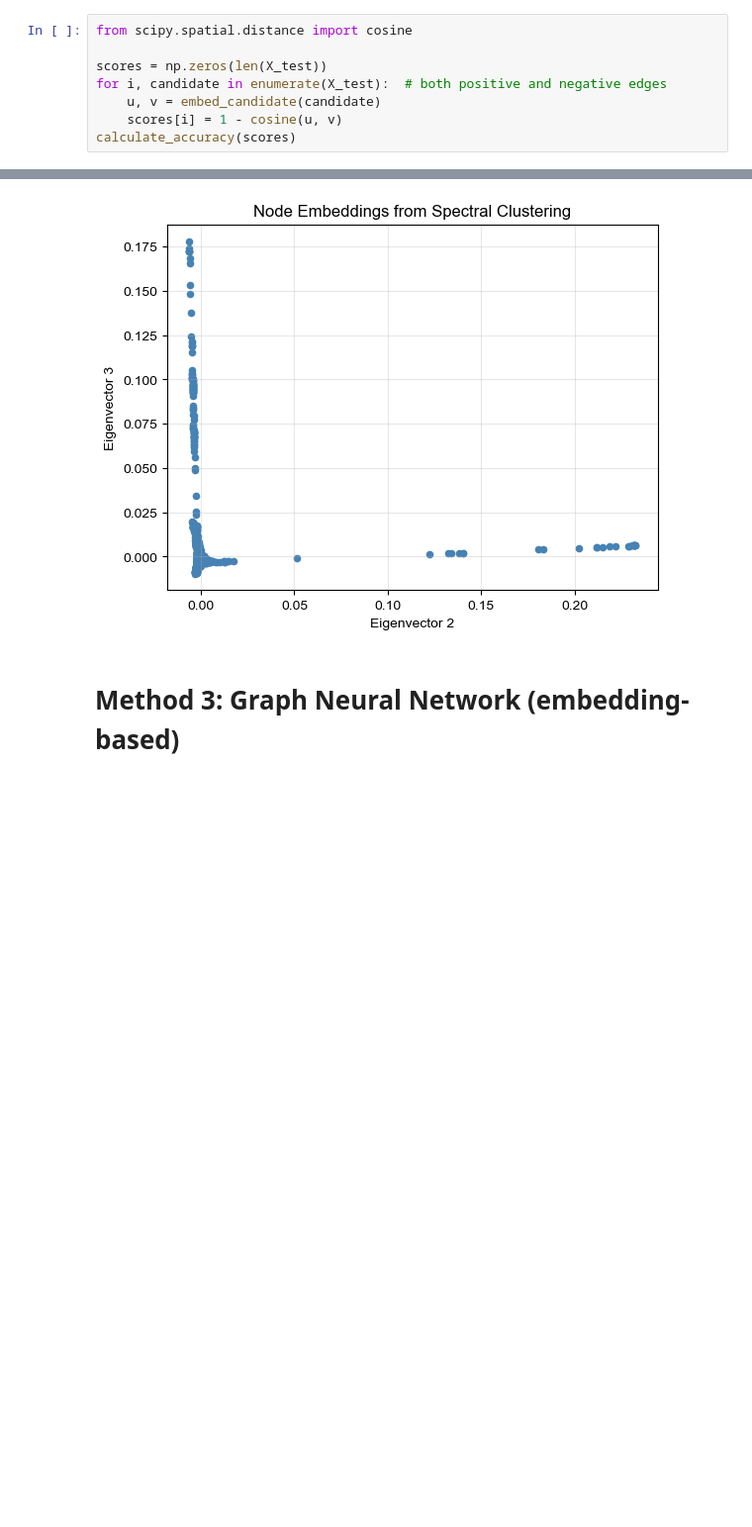
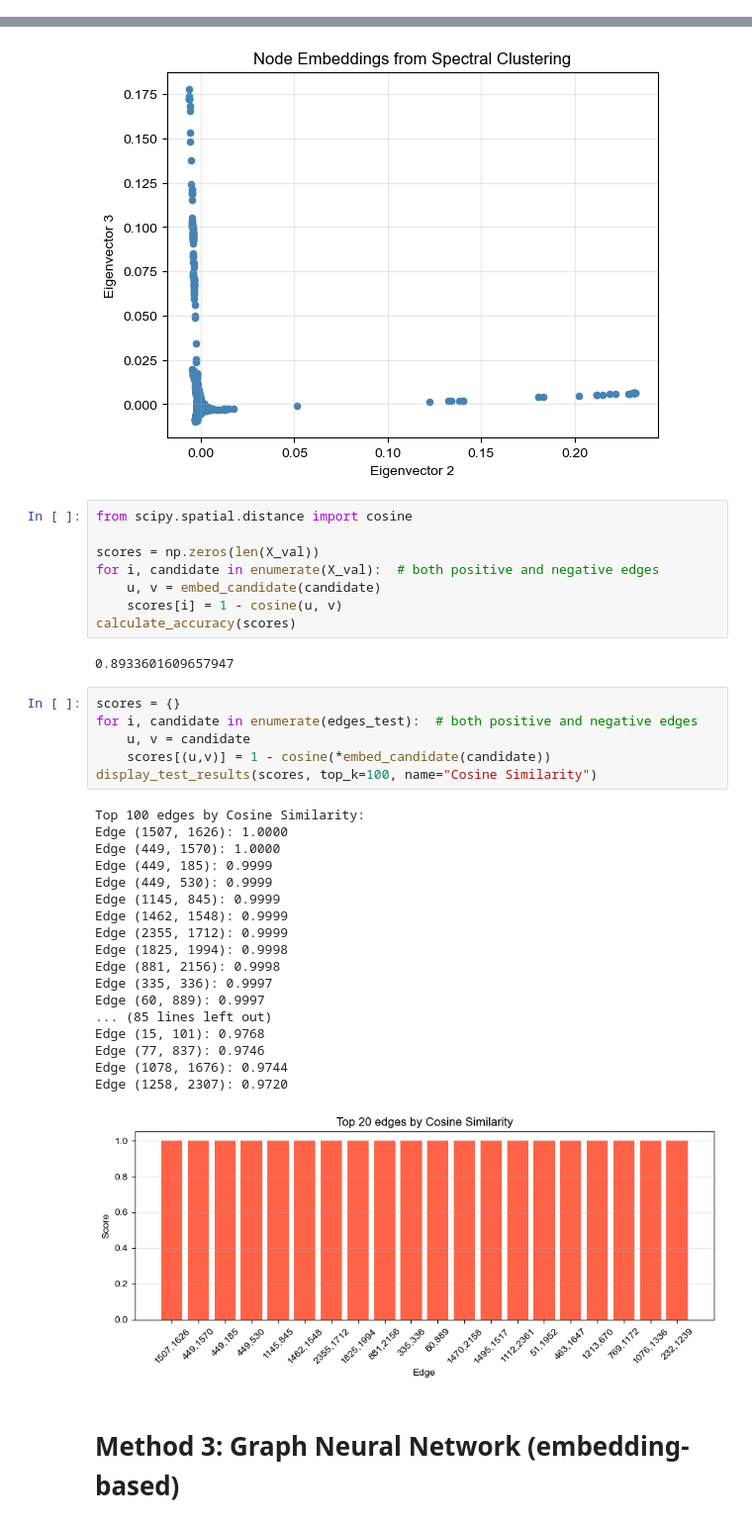
Before and after one commit to BalducciFrancesco/INFS7450-Social-Media-Analytics, a Jupyter notebook: p2_link_prediction/project.ipynb, the cells around one changed output, grey strips where cells are left out. Shown at 99% size. Cells and saved outputs as stored; diff of their text form; blank space fills up the shorter version.

```diff
--- a/p2_link_prediction/project.ipynb
+++ b/p2_link_prediction/project.ipynb
@@ -375,11 +309,3 @@ M = vecs[:, 1:]  # skipping trivial first eigenvector
 
 # lookup required: M rows are ordered like g_full.nodes() so not in node ID order
 embed_candidate = lambda candidate: (M[node_to_row[candidate[0]]], M[node_to_row[candidate[1]]])
-# %%
-from scipy.spatial.distance import cosine
-
-scores = np.zeros(len(X_test))
-for i, candidate in enumerate(X_test):  # both positive and negative edges
-    u, v = embed_candidate(candidate)
-    scores[i] = 1 - cosine(u, v)
-calculate_accuracy(scores)
@@ -395,6 +319,41 @@ plt.grid(True, alpha=0.3)
 plt.show()
 # %% [output]
 [figure]
+# %%
+from scipy.spatial.distance import cosine
+
+scores = np.zeros(len(X_val))
+for i, candidate in enumerate(X_val):  # both positive and negative edges
+    u, v = embed_candidate(candidate)
+    scores[i] = 1 - cosine(u, v)
+calculate_accuracy(scores)
+# %% [output]
+0.8933601609657947
+# %%
+scores = {}
+for i, candidate in enumerate(edges_test):  # both positive and negative edges
+    u, v = candidate
+    scores[(u,v)] = 1 - cosine(*embed_candidate(candidate))
+display_test_results(scores, top_k=100, name="Cosine Similarity")
+# %% [output]
+Top 100 edges by Cosine Similarity:
+Edge (1507, 1626): 1.0000
+Edge (449, 1570): 1.0000
+Edge (449, 185): 0.9999
+Edge (449, 530): 0.9999
+Edge (1145, 845): 0.9999
+Edge (1462, 1548): 0.9999
+Edge (2355, 1712): 0.9999
+Edge (1825, 1994): 0.9998
+Edge (881, 2156): 0.9998
+Edge (335, 336): 0.9997
+Edge (60, 889): 0.9997
+... (85 lines left out)
+Edge (15, 101): 0.9768
+Edge (77, 837): 0.9746
+Edge (1078, 1676): 0.9744
+Edge (1258, 2307): 0.9720
+[figure, added]
 # %% [markdown]
 # Method 3: Graph Neural Network (embedding-based)
 # %%
```
Also changed, not shown: parts of 16 cells of this notebook, 8 other files.
